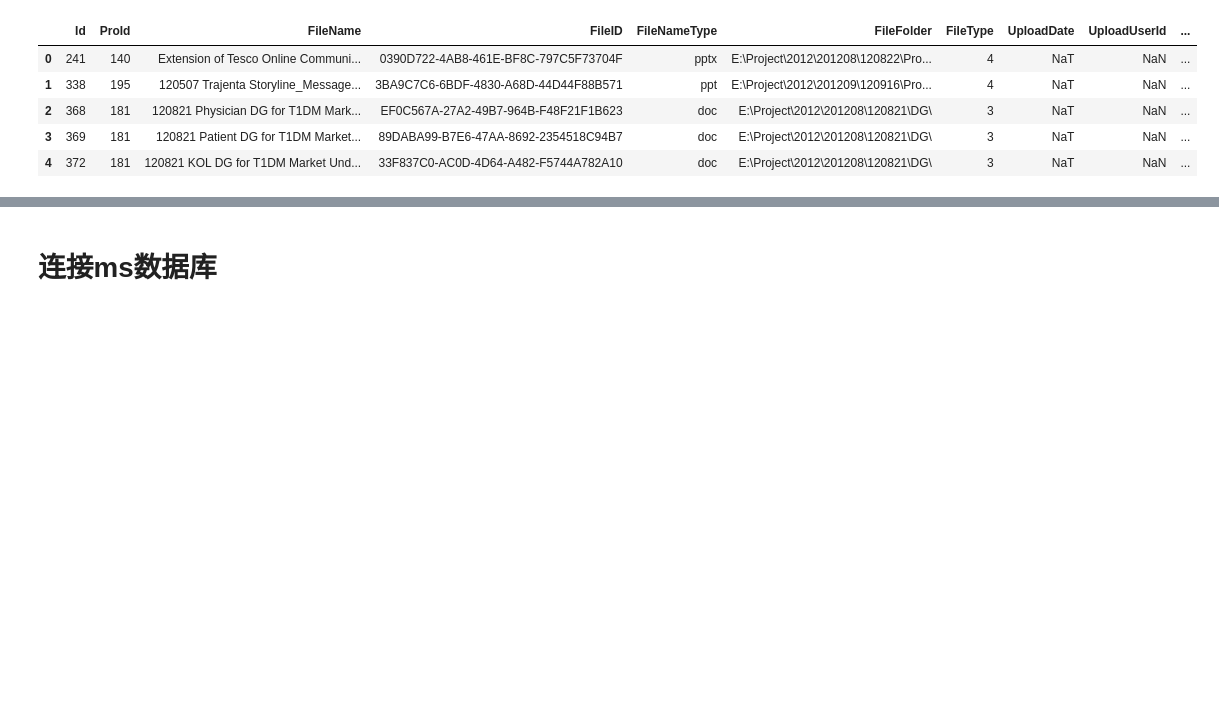
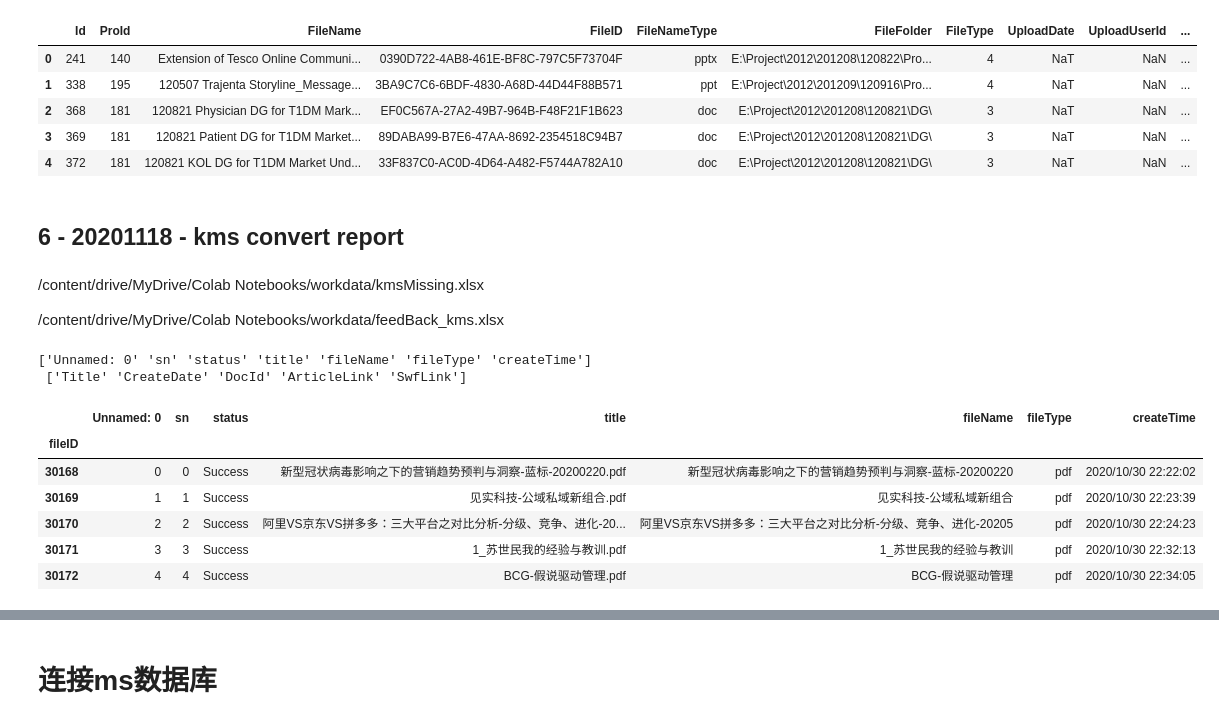
Before and after one commit to AsteriskAzurain/illuminera, a Jupyter notebook: illuminera.ipynb, the cells around one changed output, grey strips where cells are left out. Saved outputs shown, nothing was run; the diff lists cells and outputs as text; code cells hidden in the pictures; blank space fills up the shorter version.

```diff
--- a/illuminera.ipynb
+++ b/illuminera.ipynb
@@ -761,3 +772,31 @@ See the caveats in the documentation: https://pandas.pydata.org/pandas-docs/stab
 from datetime import datetime
 now=datetime.now().strftime("%Y%m%d_%H%M%S")
 srcData.to_excel("/content/drive/MyDrive/Colab Notebooks/workdata/pms_{0}.xlsx".format(now))
+# %% [markdown]
+## 6 - 20201118 - kms convert report
+# %% [markdown]
+/content/drive/MyDrive/Colab Notebooks/workdata/kmsMissing.xlsx
+
+
+/content/drive/MyDrive/Colab Notebooks/workdata/feedBack_kms.xlsx
+# %%
+fbFile=r'/content/drive/MyDrive/Colab Notebooks/workdata/feedBack_kms.xlsx'
+missingFile=r'/content/drive/MyDrive/Colab Notebooks/workdata/kmsMissing.xlsx'
+
+fbData=pd.read_excel(io=fbFile,header=0,index_col='fileID')
+srcData=pd.read_excel(io=missingFile,header=0,index_col='Id')
+print(fbData.columns.values,'\n',srcData.columns.values)
+# %% [output]
+['Unnamed: 0' 'sn' 'status' 'title' 'fileName' 'fileType' 'createTime']
+ ['Title' 'CreateDate' 'DocId' 'ArticleLink' 'SwfLink']
+# %%
+fbData.drop(columns=['Unnamed: 0', 'sn'])
+fbData[:5]
+# %% [output]
+|  | Unnamed: 0 | sn | status | title | fileName | fileType | createTime |
+| fileID |  |  |  |  |  |  |  |
+| 30168 | 0 | 0 | Success | 新型冠状病毒影响之下的营销趋势预判与洞察-蓝标-20200220.pdf | 新型冠状病毒影响之下的营销趋势预判与洞察-蓝标-20200220 | pdf | 2020/10/30 22:22:02 |
+| 30169 | 1 | 1 | Success | 见实科技-公域私域新组合.pdf | 见实科技-公域私域新组合 | pdf | 2020/10/30 22:23:39 |
+| 30170 | 2 | 2 | Success | 阿里VS京东VS拼多多：三大平台之对比分析-分级、竞争、进化-20... | 阿里VS京东VS拼多多：三大平台之对比分析-分级、竞争、进化-20205 | pdf | 2020/10/30 22:24:23 |
+| 30171 | 3 | 3 | Success | 1_苏世民我的经验与教训.pdf | 1_苏世民我的经验与教训 | pdf | 2020/10/30 22:32:13 |
+| 30172 | 4 | 4 | Success | BCG-假说驱动管理.pdf | BCG-假说驱动管理 | pdf | 2020/10/30 22:34:05 |
```
Also changed, not shown: parts of 19 cells of this notebook.
